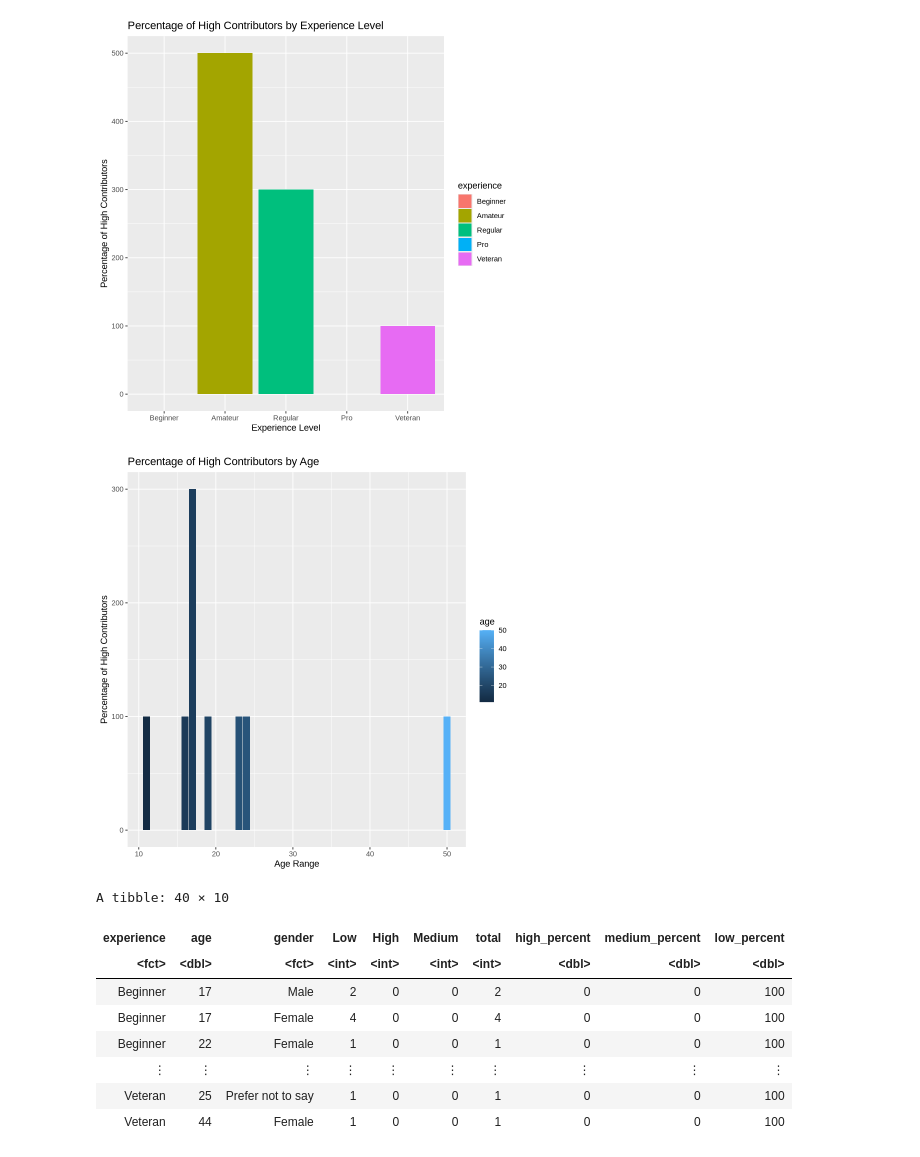
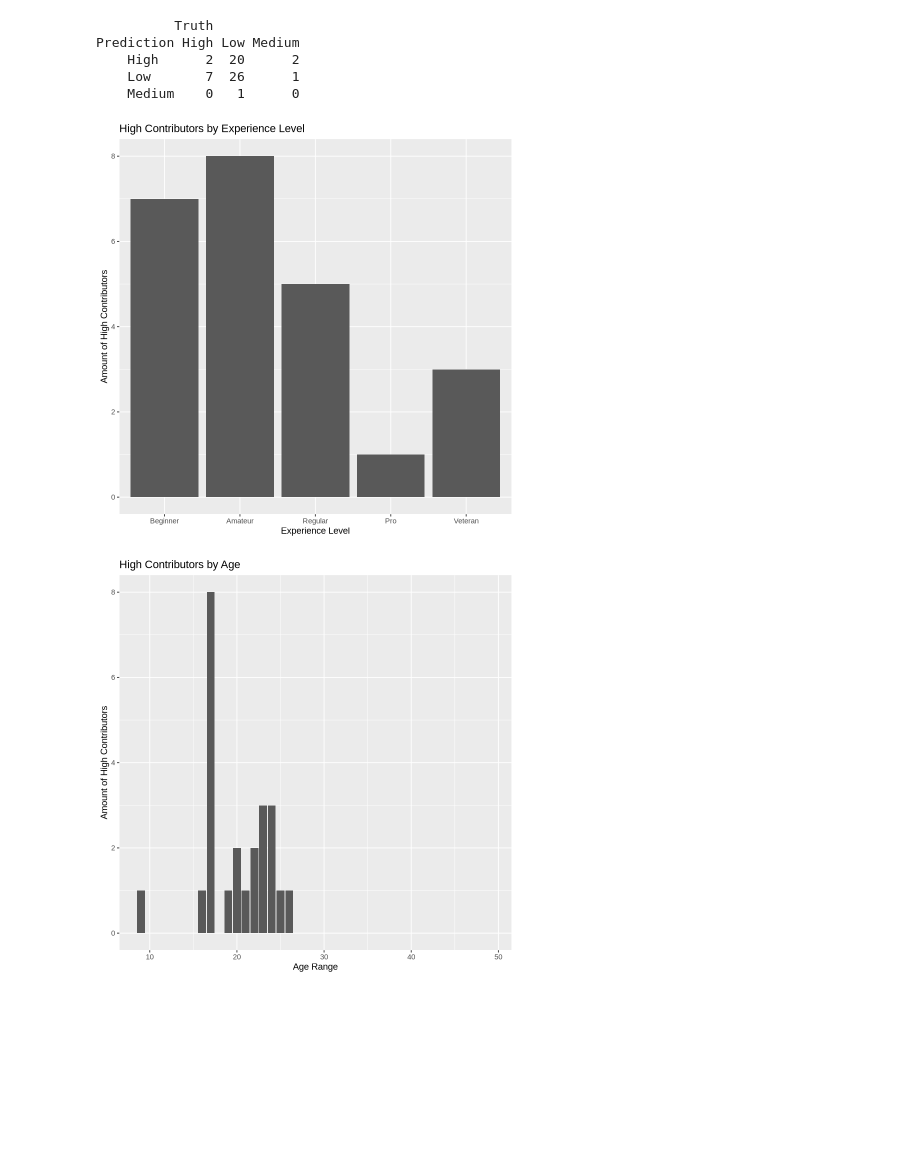
Before and after one commit to elilyliu/Group-4-project, a Jupyter notebook: knn code.ipynb, the cells around one changed output. Cells and saved outputs as stored; diff of their text form; code cells hidden in the pictures; blank space fills up the shorter version.

Commit message:
set seed for model

```diff
--- a/knn code.ipynb
+++ b/knn code.ipynb
@@ -76,7 +101,7 @@ A tibble: 194 × 8
 selected_players <- players  |>
     mutate(experience_label = as.numeric(experience),
           gender_label = as.numeric(gender)) |>
-    select(experience, experience_label, gender, gender_label, contributor_type, age)
+    select(contributor_type, gender, gender_label, experience, experience_label, age)
 
 selected_players
 # %% [output]
@@ -92,12 +117,13 @@ A tibble: 194 × 6
 # %%
-set.seed(2222)
+set.seed(3)
 player_split <- initial_split(selected_players, prop = 0.7, strata = contributor_type)
 player_train <- training(player_split)
 player_test <- testing(player_split)
 
-player_recipe <- recipe(contributor_type ~ experience_label + gender_label + age , data = player_train) |>
+player_recipe <- recipe(contributor_type ~ experience_label + age + gender_label, data = player_train) |>
     step_normalize(all_predictors()) |>
     step_upsample(contributor_type, over_ratio = 2, skip = TRUE)
+
 
 knn_tune <- nearest_neighbor(weight_func="rectangular", neighbors = tune()) |>
     set_engine("kknn") |>
@@ -162,42 +188,35 @@ A tibble: 2 × 3
 # %%
+player_mat <- player_predictions |>
+      conf_mat(truth = contributor_type, estimate = .pred_class)
+player_mat
+
 contributor_summary <- player_predictions |>
-  group_by(experience, age, gender, .pred_class) |>
+  group_by(experience_label, age, gender_label, experience, gender, .pred_class) |>
   summarise(count = n(), .groups = "drop") |>
   pivot_wider(names_from = .pred_class, values_from = count, values_fill = 0)
 
-contributor_summary <- contributor_summary |>
-  mutate(total = High + Medium + Low,
-         high_percent = (High / total) * 100,
-         medium_percent = (Medium / total) * 100,
-         low_percent = (Low / total) * 100)
-ggplot(contributor_summary, aes(x = experience, y = high_percent, fill = experience)) +
+ggplot(contributor_summary, aes(x = experience, y = High)) +
     geom_bar(stat = "identity") +
-    labs(title = "Percentage of High Contributors by Experience Level",
+    labs(title = "High Contributors by Experience Level",
          x = "Experience Level",
-         y = "Percentage of High Contributors")
+         y = "Amount of High Contributors")
 
-ggplot(contributor_summary, aes(x = age, y = high_percent, fill = age)) +
+ggplot(contributor_summary, aes(x = age, y = High)) +
     geom_bar(stat = "identity") +
-    labs(title = "Percentage of High Contributors by Age",
+    labs(title = "High Contributors by Age",
          x = "Age Range",
-         y = "Percentage of High Contributors")
+         y = "Amount of High Contributors")
 
-ggplot(contributor_summary, aes(x = gender, y = high_percent, fill = gender)) +
+ggplot(contributor_summary, aes(x = gender_label, y = High, fill = gender)) +
     geom_bar(stat = "identity") +
-    labs(title = "Percentage of High Contributors by Age",
+    labs(title = "High Contributors by Age",
          x = "gender",
-         y = "Percentage of High Contributors")
-
-contributor_summary
+         y = "Amount of High Contributors")
 # %% [output]
+          Truth
+Prediction High Low Medium
+    High      2  20      2
+    Low       7  26      1
+    Medium    0   1      0
-[figure, old version]
+[figure, new version]
-[figure, old version]
+[figure, new version]
-A tibble: 40 × 10
-| experience | age | gender | Low | High | Medium | total | high_percent | medium_percent | low_percent |
-| <fct> | <dbl> | <fct> | <int> | <int> | <int> | <int> | <dbl> | <dbl> | <dbl> |
-| Beginner | 17 | Male | 2 | 0 | 0 | 2 | 0 | 0 | 100 |
-| Beginner | 17 | Female | 4 | 0 | 0 | 4 | 0 | 0 | 100 |
-| Beginner | 22 | Female | 1 | 0 | 0 | 1 | 0 | 0 | 100 |
-| ⋮ | ⋮ | ⋮ | ⋮ | ⋮ | ⋮ | ⋮ | ⋮ | ⋮ | ⋮ |
-| Veteran | 25 | Prefer not to say | 1 | 0 | 0 | 1 | 0 | 0 | 100 |
-| Veteran | 44 | Female | 1 | 0 | 0 | 1 | 0 | 0 | 100 |
```
Also changed, not shown: parts of 6 cells of this notebook.
